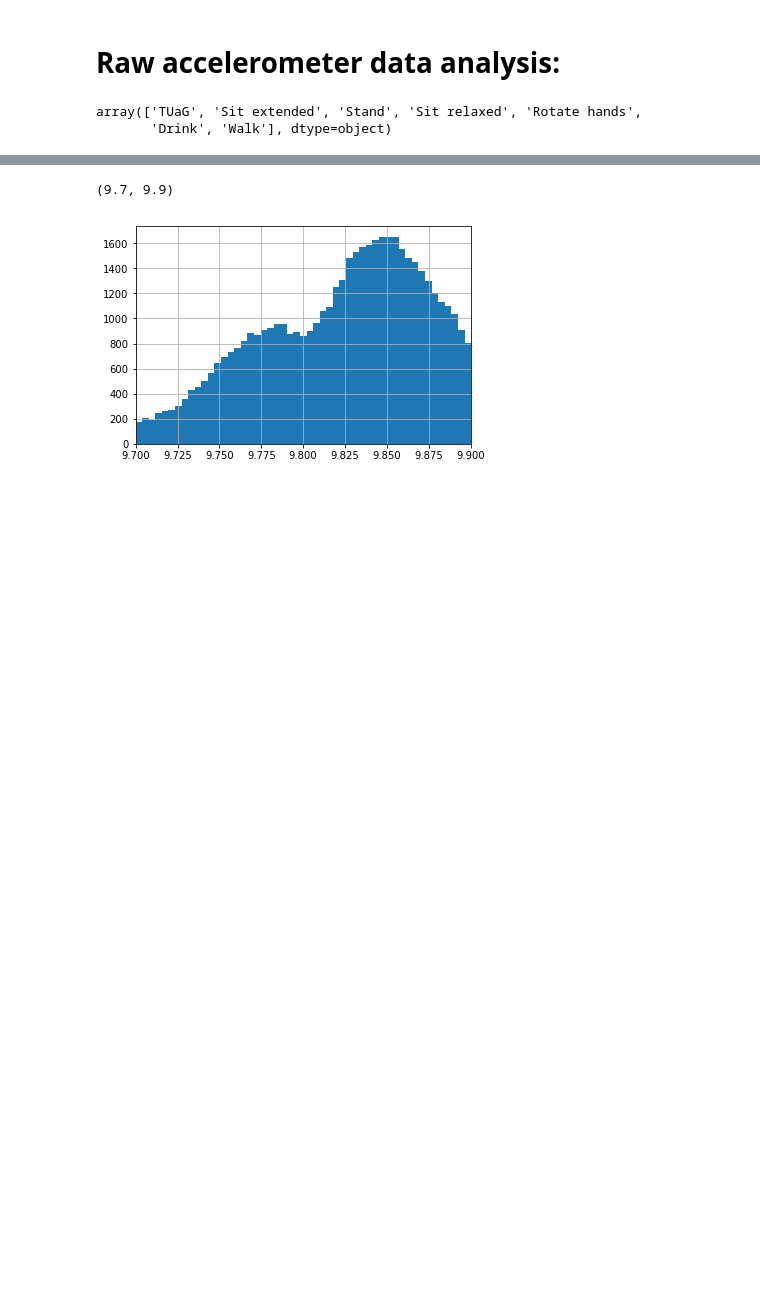
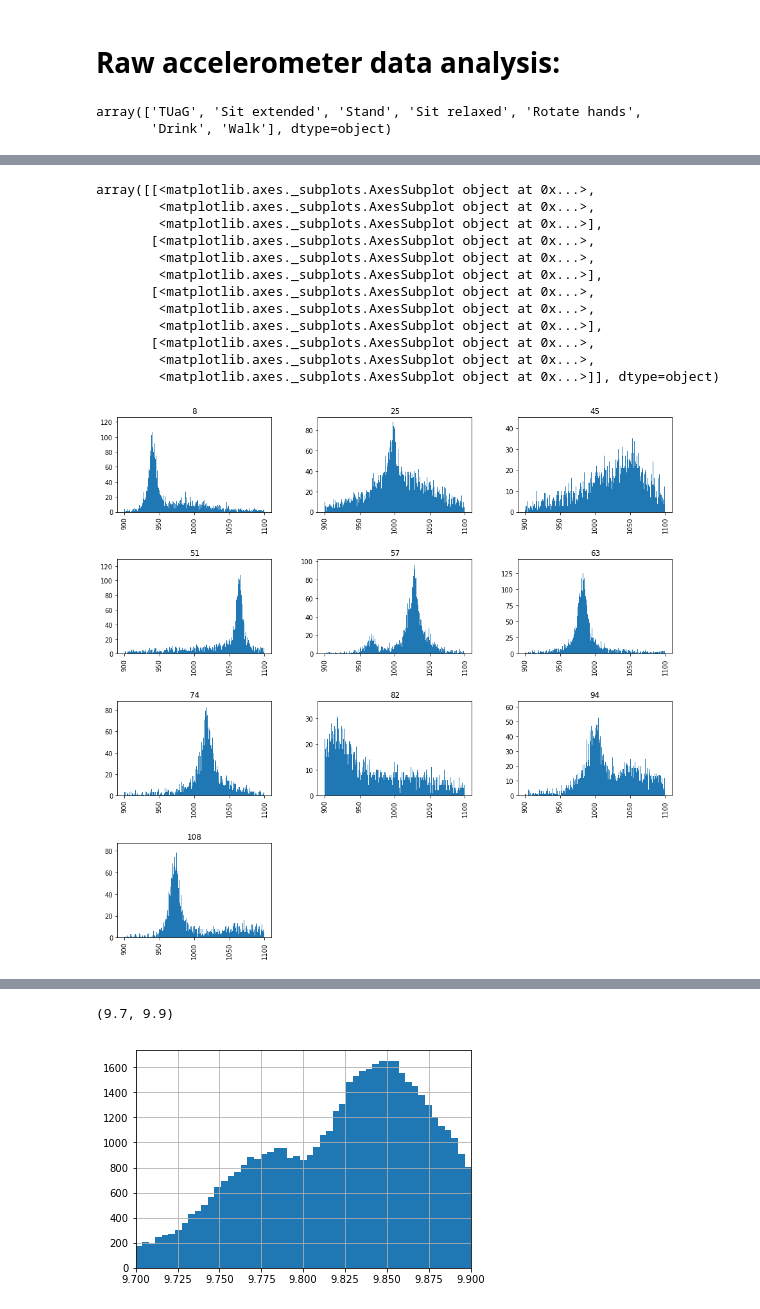
Before and after one commit to ShaniSarusi/DS-rep, a Jupyter notebook: Teva/data_statistical_inspection.ipynb, the cells around one changed output, grey strips where cells are left out. Saved outputs shown, nothing was run; the diff lists cells and outputs as text; code cells hidden in the pictures; blank space fills up the shorter version.

```diff
--- a/Teva/data_statistical_inspection.ipynb
+++ b/Teva/data_statistical_inspection.ipynb
@@ -536,0 +575,17 @@ array(['TUaG', 'Sit extended', 'Stand', 'Sit relaxed', 'Rotate hands',
+# %%
+clinic_steps_watch_acc_df['acc_norm'].hist(by=clinic_steps_watch_acc_df['user_id'], figsize=(15,15),
+                                           bins=1000, range=(900, 1100))
+# %% [output]
+array([[<matplotlib.axes._subplots.AxesSubplot object at 0x...>,
+        <matplotlib.axes._subplots.AxesSubplot object at 0x...>,
+        <matplotlib.axes._subplots.AxesSubplot object at 0x...>],
+       [<matplotlib.axes._subplots.AxesSubplot object at 0x...>,
+        <matplotlib.axes._subplots.AxesSubplot object at 0x...>,
+        <matplotlib.axes._subplots.AxesSubplot object at 0x...>],
+       [<matplotlib.axes._subplots.AxesSubplot object at 0x...>,
+        <matplotlib.axes._subplots.AxesSubplot object at 0x...>,
+        <matplotlib.axes._subplots.AxesSubplot object at 0x...>],
+       [<matplotlib.axes._subplots.AxesSubplot object at 0x...>,
+        <matplotlib.axes._subplots.AxesSubplot object at 0x...>,
+        <matplotlib.axes._subplots.AxesSubplot object at 0x...>]], dtype=object)
+[figure, added]
```
Also changed, not shown: parts of 7 cells of this notebook, 1 other file.
